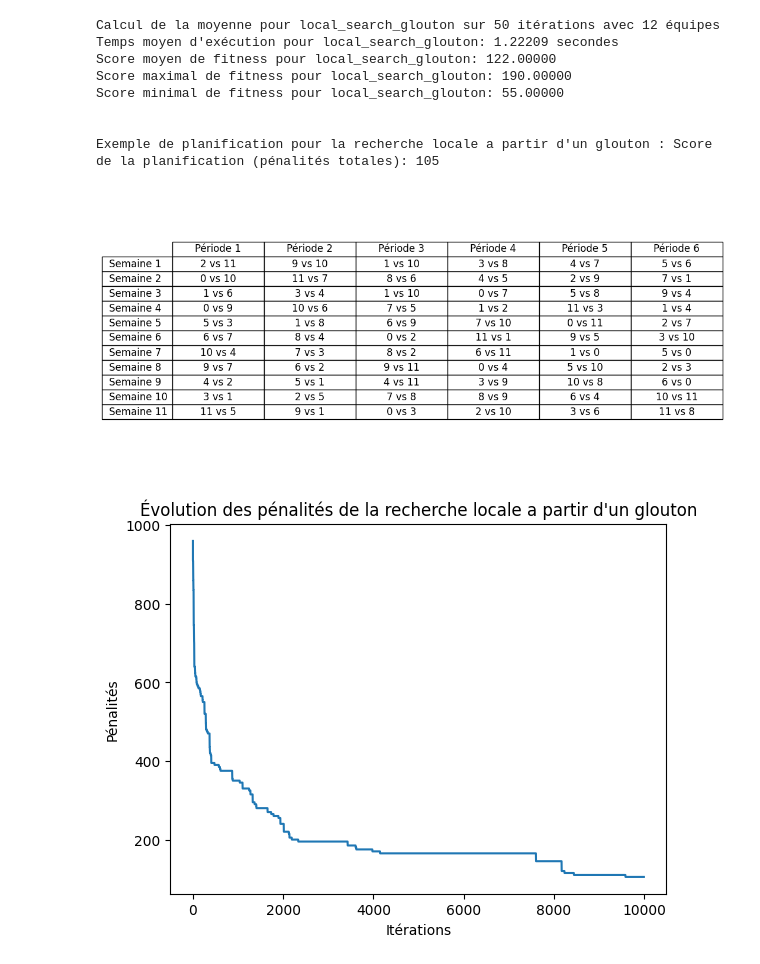
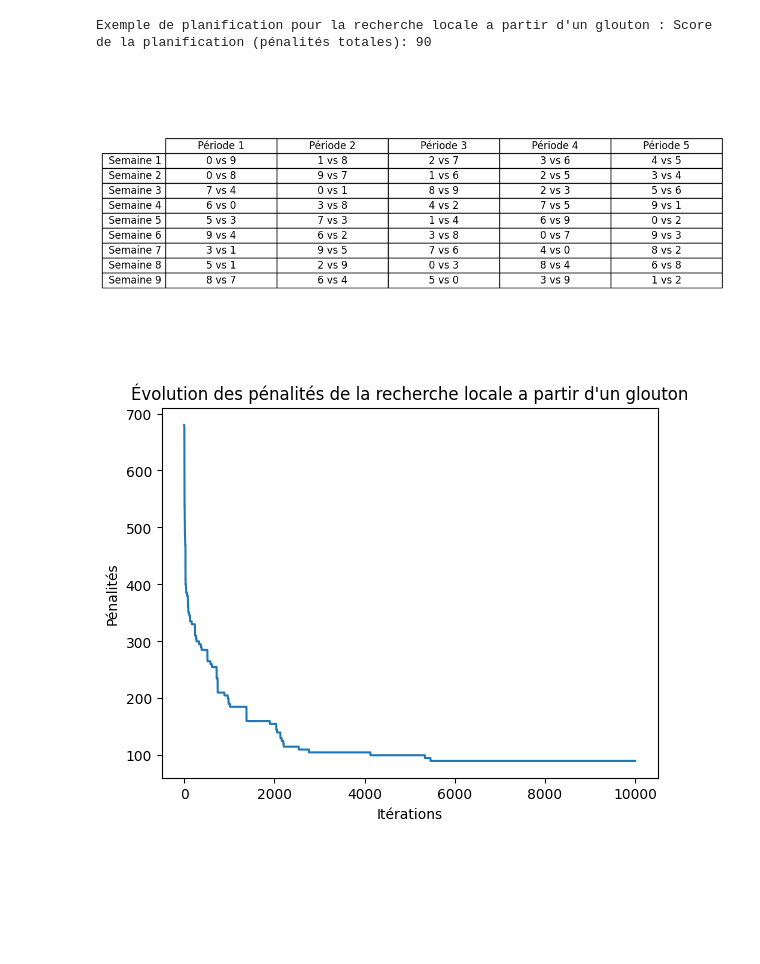
Before and after one commit to LandOS973/matheuristique, a Jupyter notebook: matheuristique.ipynb, the cells around one changed output. Drawn from its saved outputs; the diff is of its cells as text; code cells hidden in the pictures; blank space fills up the shorter version.

```diff
--- a/matheuristique.ipynb
+++ b/matheuristique.ipynb
@@ -14,7 +14,7 @@ import numpy as np
 import AGSimple
 import AGlocalsearch
 
-num_teams = 12
+num_teams = 10
 tableau_recap = []
 # %%
 # Fonction d'affichage pour la planification
@@ -187,28 +188,21 @@ Exemple de planification pour la recherche locale a partir d'un random : Score d
 # %%
     scheduleLocal, penaltyLocal, penalty_history = local_search_descente.local_search(scheduleGlouton, num_teams, max_iterations=10000, verbose=False)
     print("\n")
-    tableau_recap.append(mean_score('local_search_glouton', it=50))
+    #tableau_recap.append(mean_score('local_search_glouton', it=50))
     print(f"Exemple de planification pour la recherche locale a partir d'un glouton : Score de la planification (pénalités totales): {penaltyLocal}")
     print_schedule(scheduleLocal)
     iterations = [entry[0] for entry in penalty_history]
     penalties = [entry[1] for entry in penalty_history]
 
     plt.plot(iterations, penalties)
     plt.xlabel('Itérations')
     plt.ylabel('Pénalités')
     plt.title('Évolution des pénalités de la recherche locale a partir d\'un glouton')
     plt.show()
 # %% [output]
-Calcul de la moyenne pour local_search_glouton sur 50 itérations avec 12 équipes
-Temps moyen d'exécution pour local_search_glouton: 1.22209 secondes
-Score moyen de fitness pour local_search_glouton: 122.00000
-Score maximal de fitness pour local_search_glouton: 190.00000
-Score minimal de fitness pour local_search_glouton: 55.00000
-
-
-Exemple de planification pour la recherche locale a partir d'un glouton : Score de la planification (pénalités totales): 105
+Exemple de planification pour la recherche locale a partir d'un glouton : Score de la planification (pénalités totales): 90
-[figure, old version]
+[figure, new version]
-[figure, old version]
+[figure, new version]
 # %%
     # Recuit simulé
     scheduleSimulatedAnnealing, penaltySimulatedAnnealing, penalty_history = simulated_annealing.simulated_annealing(scheduleRandom, num_teams, max_iterations=20000, initial_temp=200, cooling_rate=0.99, verbose=False)
```
Also changed, not shown: parts of 10 cells of this notebook, 5 other files.
